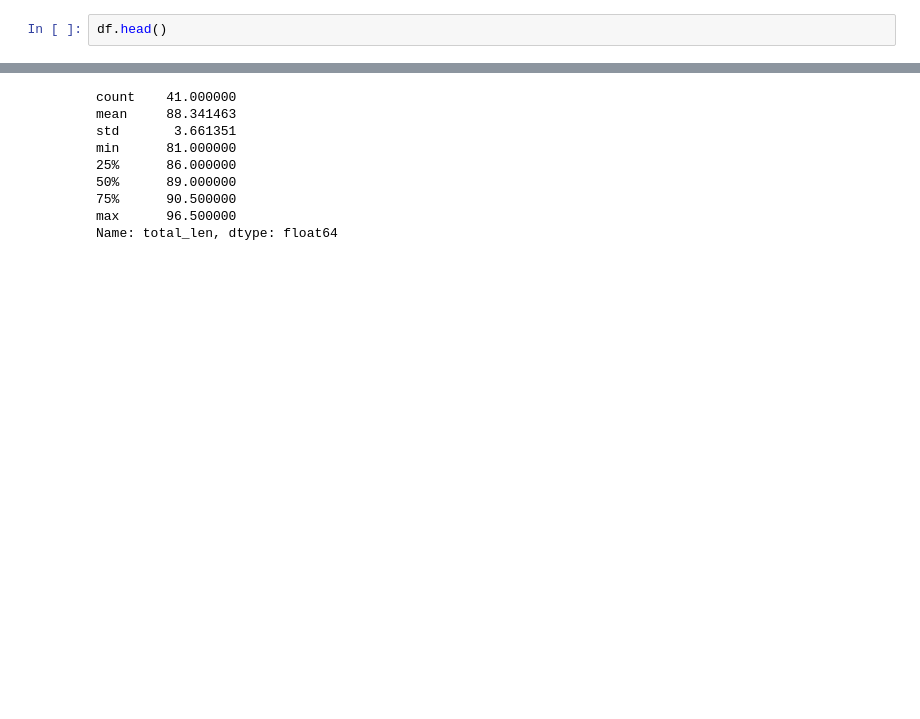
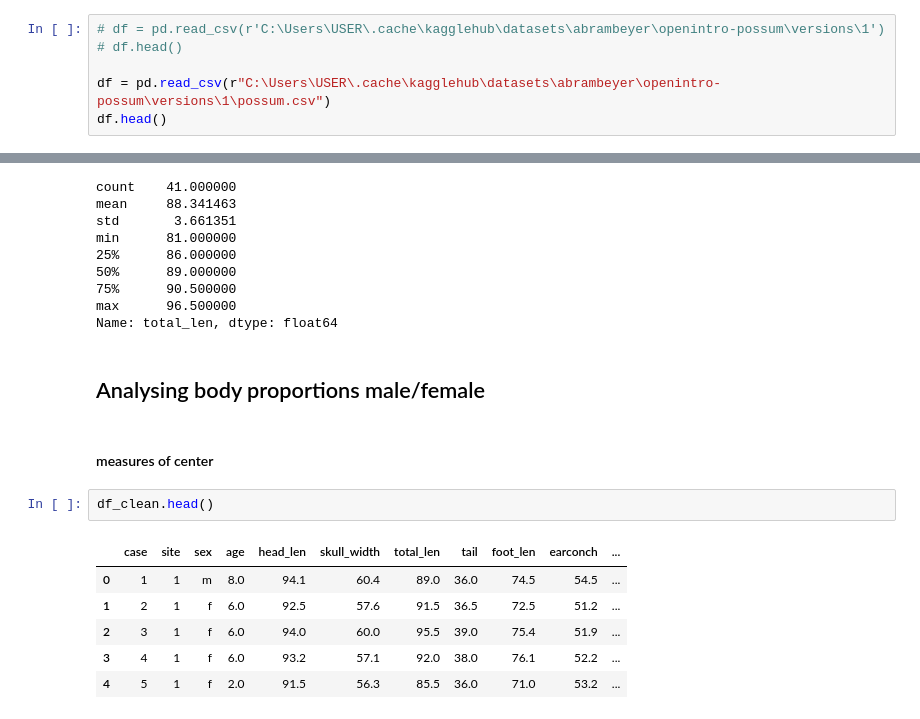
Before and after one commit to raji-ayyub/statistics, a Jupyter notebook: task_18.ipynb, the cells around one changed output, grey strips where cells are left out. Drawn from its saved outputs; the diff is of its cells as text; blank space fills up the shorter version.

Commit message:
update analysis and include insight report

```diff
--- a/task_18.ipynb
+++ b/task_18.ipynb
@@ -10,6 +16,10 @@ df = pd.read_csv(data)
 # %% [markdown]
 ## Preliminary Data Analysis
 # %%
+# df = pd.read_csv(r'C:\Users\USER\.cache\kagglehub\datasets\abrambeyer\openintro-possum\versions\1')
+# df.head()
+
+df = pd.read_csv(r"C:\Users\USER\.cache\kagglehub\datasets\abrambeyer\openintro-possum\versions\1\possum.csv")
 df.head()
 # %% [output]
 |  | case | site | Pop | sex | age | hdlngth | skullw | totlngth | taill | footlgth | earconch | ... |
@@ -381,3 +391,16 @@ min      81.000000
 75%      90.500000
 max      96.500000
 Name: total_len, dtype: float64
+# %% [markdown]
+## Analysing body proportions male/female
+# %% [markdown]
+#### measures of center
+# %%
+df_clean.head()
+# %% [output]
+|  | case | site | sex | age | head_len | skull_width | total_len | tail | foot_len | earconch | ... |
+| 0 | 1 | 1 | m | 8.0 | 94.1 | 60.4 | 89.0 | 36.0 | 74.5 | 54.5 | ... |
+| 1 | 2 | 1 | f | 6.0 | 92.5 | 57.6 | 91.5 | 36.5 | 72.5 | 51.2 | ... |
+| 2 | 3 | 1 | f | 6.0 | 94.0 | 60.0 | 95.5 | 39.0 | 75.4 | 51.9 | ... |
+| 3 | 4 | 1 | f | 6.0 | 93.2 | 57.1 | 92.0 | 38.0 | 76.1 | 52.2 | ... |
+| 4 | 5 | 1 | f | 2.0 | 91.5 | 56.3 | 85.5 | 36.0 | 71.0 | 53.2 | ... |
```
Also changed, not shown: parts of 21 cells of this notebook, 2 other files.
